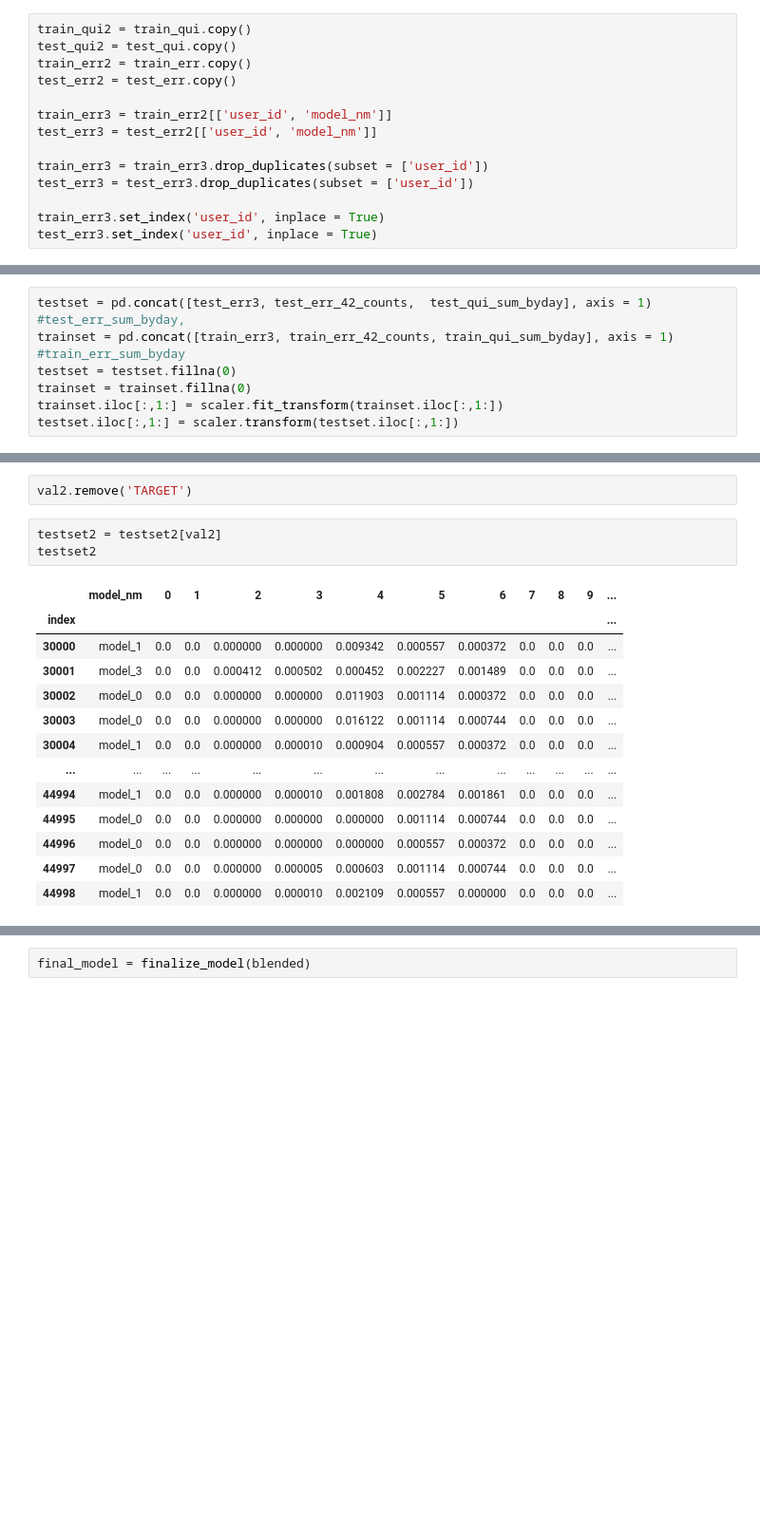
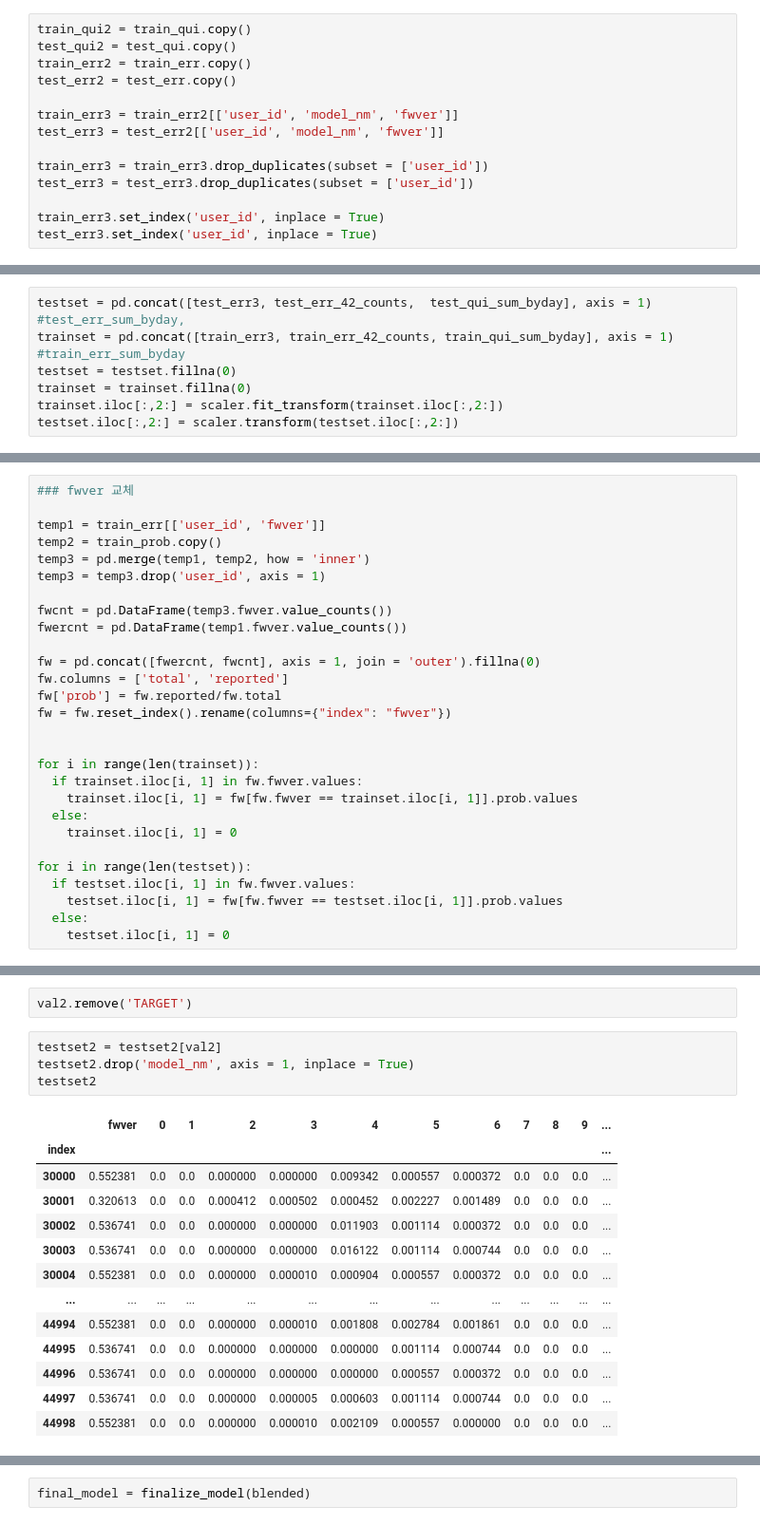
Before and after one commit to chojaeyoon/404, a Jupyter notebook: 식민지/멤제이/Auto_ML_with_probability.ipynb, the cells around one changed output, grey strips where cells are left out. Shown at 95% size. Drawn from its saved outputs; the diff is of its cells as text; blank space fills up the shorter version.

Commit message:
Update Auto_ML_with_probability.ipynb
model_nm 제외 fwver의 확률버전 치환

```diff
--- a/식민지/멤제이/Auto_ML_with_probability.ipynb
+++ b/식민지/멤제이/Auto_ML_with_probability.ipynb
@@ -274,8 +274,8 @@ test_qui2 = test_qui.copy()
 train_err2 = train_err.copy()
 test_err2 = test_err.copy()
 
-train_err3 = train_err2[['user_id', 'model_nm']]
-test_err3 = test_err2[['user_id', 'model_nm']]
+train_err3 = train_err2[['user_id', 'model_nm', 'fwver']]
+test_err3 = test_err2[['user_id', 'model_nm', 'fwver']]
 
 train_err3 = train_err3.drop_duplicates(subset = ['user_id'])
 test_err3 = test_err3.drop_duplicates(subset = ['user_id'])
@@ -295,5 +295,5 @@ testset = pd.concat([test_err3, test_err_42_counts,  test_qui_sum_byday], axis =
 trainset = pd.concat([train_err3, train_err_42_counts, train_qui_sum_byday], axis = 1) #train_err_sum_byday
 testset = testset.fillna(0)
 trainset = trainset.fillna(0)
-trainset.iloc[:,1:] = scaler.fit_transform(trainset.iloc[:,1:])
-testset.iloc[:,1:] = scaler.transform(testset.iloc[:,1:])
+trainset.iloc[:,2:] = scaler.fit_transform(trainset.iloc[:,2:])
+testset.iloc[:,2:] = scaler.transform(testset.iloc[:,2:])
@@ -300,3 +316,31 @@ testset.iloc[:,1:] = scaler.transform(testset.iloc[:,1:])
+# %%
+### fwver 교체
+
+temp1 = train_err[['user_id', 'fwver']]
+temp2 = train_prob.copy()
+temp3 = pd.merge(temp1, temp2, how = 'inner')
+temp3 = temp3.drop('user_id', axis = 1)
+
+fwcnt = pd.DataFrame(temp3.fwver.value_counts())
+fwercnt = pd.DataFrame(temp1.fwver.value_counts())
+
+fw = pd.concat([fwercnt, fwcnt], axis = 1, join = 'outer').fillna(0)
+fw.columns = ['total', 'reported']
+fw['prob'] = fw.reported/fw.total
+fw = fw.reset_index().rename(columns={"index": "fwver"})
+
+
+for i in range(len(trainset)):
+  if trainset.iloc[i, 1] in fw.fwver.values:
+    trainset.iloc[i, 1] = fw[fw.fwver == trainset.iloc[i, 1]].prob.values
+  else:
+    trainset.iloc[i, 1] = 0
+
+for i in range(len(testset)):
+  if testset.iloc[i, 1] in fw.fwver.values:
+    testset.iloc[i, 1] = fw[fw.fwver == testset.iloc[i, 1]].prob.values
+  else:
+    testset.iloc[i, 1] = 0
 # %%
 trainset = pd.concat([trainset, train_err_code_frq, train_qui_frq], axis = 1)
 testset = pd.concat([testset, test_err_code_frq, test_qui_frq], axis = 1)
@@ -367,21 +426,22 @@ KeyError: ignored
 val2.remove('TARGET')
 # %%
 testset2 = testset2[val2]
+testset2.drop('model_nm', axis = 1, inplace = True)
 testset2
 # %% [output]
-|  | model_nm | 0 | 1 | 2 | 3 | 4 | 5 | 6 | 7 | 8 | 9 | ... |
+|  | fwver | 0 | 1 | 2 | 3 | 4 | 5 | 6 | 7 | 8 | 9 | ... |
 | index |  |  |  |  |  |  |  |  |  |  |  | ... |
-| 30000 | model_1 | 0.0 | 0.0 | 0.000000 | 0.000000 | 0.009342 | 0.000557 | 0.000372 | 0.0 | 0.0 | 0.0 | ... |
-| 30001 | model_3 | 0.0 | 0.0 | 0.000412 | 0.000502 | 0.000452 | 0.002227 | 0.001489 | 0.0 | 0.0 | 0.0 | ... |
-| 30002 | model_0 | 0.0 | 0.0 | 0.000000 | 0.000000 | 0.011903 | 0.001114 | 0.000372 | 0.0 | 0.0 | 0.0 | ... |
-| 30003 | model_0 | 0.0 | 0.0 | 0.000000 | 0.000000 | 0.016122 | 0.001114 | 0.000744 | 0.0 | 0.0 | 0.0 | ... |
-| 30004 | model_1 | 0.0 | 0.0 | 0.000000 | 0.000010 | 0.000904 | 0.000557 | 0.000372 | 0.0 | 0.0 | 0.0 | ... |
+| 30000 | 0.552381 | 0.0 | 0.0 | 0.000000 | 0.000000 | 0.009342 | 0.000557 | 0.000372 | 0.0 | 0.0 | 0.0 | ... |
+| 30001 | 0.320613 | 0.0 | 0.0 | 0.000412 | 0.000502 | 0.000452 | 0.002227 | 0.001489 | 0.0 | 0.0 | 0.0 | ... |
+| 30002 | 0.536741 | 0.0 | 0.0 | 0.000000 | 0.000000 | 0.011903 | 0.001114 | 0.000372 | 0.0 | 0.0 | 0.0 | ... |
+| 30003 | 0.536741 | 0.0 | 0.0 | 0.000000 | 0.000000 | 0.016122 | 0.001114 | 0.000744 | 0.0 | 0.0 | 0.0 | ... |
+| 30004 | 0.552381 | 0.0 | 0.0 | 0.000000 | 0.000010 | 0.000904 | 0.000557 | 0.000372 | 0.0 | 0.0 | 0.0 | ... |
 | ... | ... | ... | ... | ... | ... | ... | ... | ... | ... | ... | ... | ... |
-| 44994 | model_1 | 0.0 | 0.0 | 0.000000 | 0.000010 | 0.001808 | 0.002784 | 0.001861 | 0.0 | 0.0 | 0.0 | ... |
-| 44995 | model_0 | 0.0 | 0.0 | 0.000000 | 0.000000 | 0.000000 | 0.001114 | 0.000744 | 0.0 | 0.0 | 0.0 | ... |
-| 44996 | model_0 | 0.0 | 0.0 | 0.000000 | 0.000000 | 0.000000 | 0.000557 | 0.000372 | 0.0 | 0.0 | 0.0 | ... |
-| 44997 | model_0 | 0.0 | 0.0 | 0.000000 | 0.000005 | 0.000603 | 0.001114 | 0.000744 | 0.0 | 0.0 | 0.0 | ... |
-| 44998 | model_1 | 0.0 | 0.0 | 0.000000 | 0.000010 | 0.002109 | 0.000557 | 0.000000 | 0.0 | 0.0 | 0.0 | ... |
+| 44994 | 0.552381 | 0.0 | 0.0 | 0.000000 | 0.000010 | 0.001808 | 0.002784 | 0.001861 | 0.0 | 0.0 | 0.0 | ... |
+| 44995 | 0.536741 | 0.0 | 0.0 | 0.000000 | 0.000000 | 0.000000 | 0.001114 | 0.000744 | 0.0 | 0.0 | 0.0 | ... |
+| 44996 | 0.536741 | 0.0 | 0.0 | 0.000000 | 0.000000 | 0.000000 | 0.000557 | 0.000372 | 0.0 | 0.0 | 0.0 | ... |
+| 44997 | 0.536741 | 0.0 | 0.0 | 0.000000 | 0.000005 | 0.000603 | 0.001114 | 0.000744 | 0.0 | 0.0 | 0.0 | ... |
+| 44998 | 0.552381 | 0.0 | 0.0 | 0.000000 | 0.000010 | 0.002109 | 0.000557 | 0.000000 | 0.0 | 0.0 | 0.0 | ... |
 14999 rows × 88 columns
 # %%
 clf = setup(data = trainset3_2, target = 'TARGET')
```
Also changed, not shown: parts of 13 cells of this notebook.
